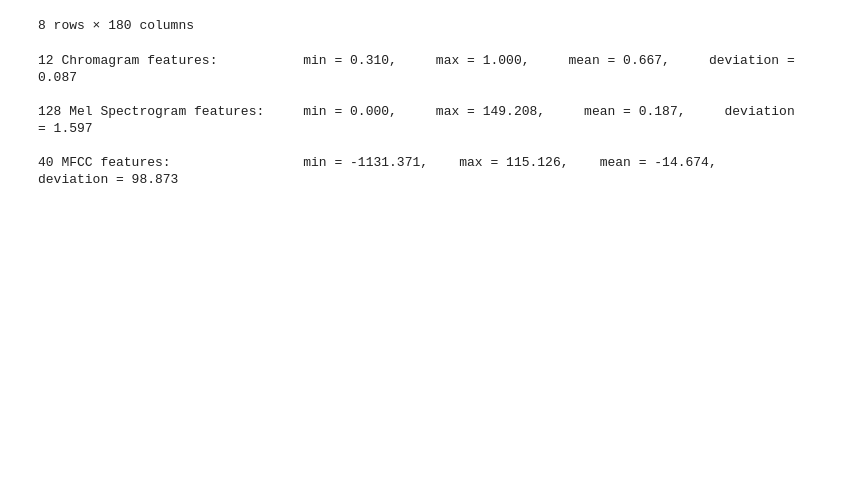
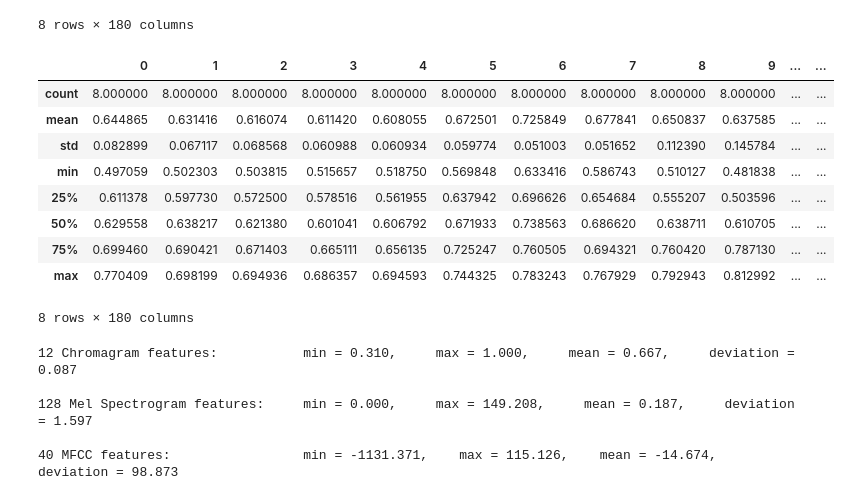
Before and after one commit to Yifei9119/Week3-ClassicML, a Jupyter notebook: Week_3_MachineLearning.ipynb, the cells around one changed output. Drawn from its saved outputs; the diff is of its cells as text; code cells hidden in the pictures; blank space fills up the shorter version.

```diff
--- a/Week_3_MachineLearning.ipynb
+++ b/Week_3_MachineLearning.ipynb
@@ -284,6 +358,19 @@ features.describe()
 | 75% | 0.706563 | 0.713002 | 0.719653 | 0.728089 | 0.746028 | 0.749260 | 0.748559 | 0.738186 | 0.742406 | 0.731090 | ... | ... |
 | max | 0.999220 | 1.000000 | 0.993107 | 0.993467 | 0.987711 | 0.982193 | 0.977960 | 0.978808 | 0.985013 | 0.988497 | ... | ... |
 8 rows × 180 columns
+# %%
+myfeatures.describe()
+# %% [output]
+|  | 0 | 1 | 2 | 3 | 4 | 5 | 6 | 7 | 8 | 9 | ... | ... |
+| count | 8.000000 | 8.000000 | 8.000000 | 8.000000 | 8.000000 | 8.000000 | 8.000000 | 8.000000 | 8.000000 | 8.000000 | ... | ... |
+| mean | 0.644865 | 0.631416 | 0.616074 | 0.611420 | 0.608055 | 0.672501 | 0.725849 | 0.677841 | 0.650837 | 0.637585 | ... | ... |
+| std | 0.082899 | 0.067117 | 0.068568 | 0.060988 | 0.060934 | 0.059774 | 0.051003 | 0.051652 | 0.112390 | 0.145784 | ... | ... |
+| min | 0.497059 | 0.502303 | 0.503815 | 0.515657 | 0.518750 | 0.569848 | 0.633416 | 0.586743 | 0.510127 | 0.481838 | ... | ... |
+| 25% | 0.611378 | 0.597730 | 0.572500 | 0.578516 | 0.561955 | 0.637942 | 0.696626 | 0.654684 | 0.555207 | 0.503596 | ... | ... |
+| 50% | 0.629558 | 0.638217 | 0.621380 | 0.601041 | 0.606792 | 0.671933 | 0.738563 | 0.686620 | 0.638711 | 0.610705 | ... | ... |
+| 75% | 0.699460 | 0.690421 | 0.671403 | 0.665111 | 0.656135 | 0.725247 | 0.760505 | 0.694321 | 0.760420 | 0.787130 | ... | ... |
+| max | 0.770409 | 0.698199 | 0.694936 | 0.686357 | 0.694593 | 0.744325 | 0.783243 | 0.767929 | 0.792943 | 0.812992 | ... | ... |
+8 rows × 180 columns
 # %%
 # We would usually use df.describe(), but it provides a bit of a mess of information we don't need at the moment.
 def print_features(df):
```
Also changed, not shown: parts of 15 cells of this notebook.
